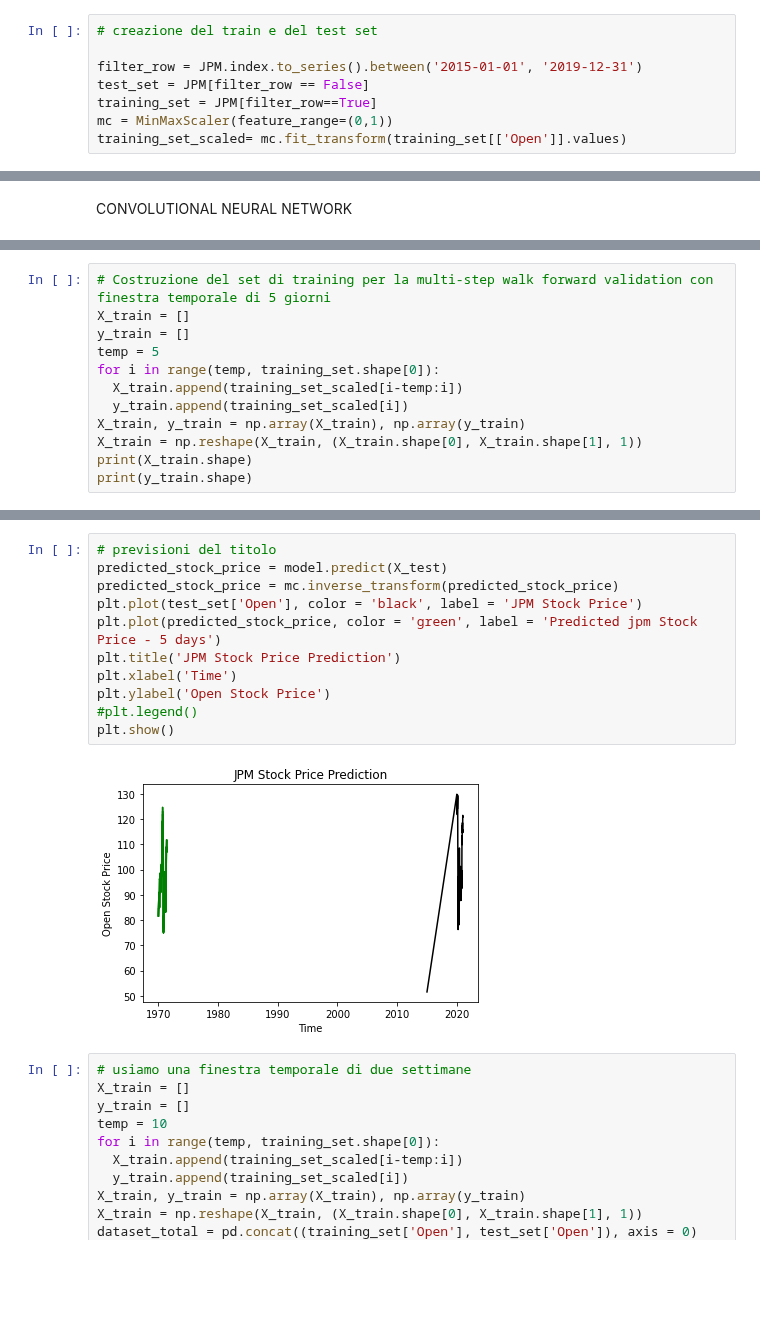
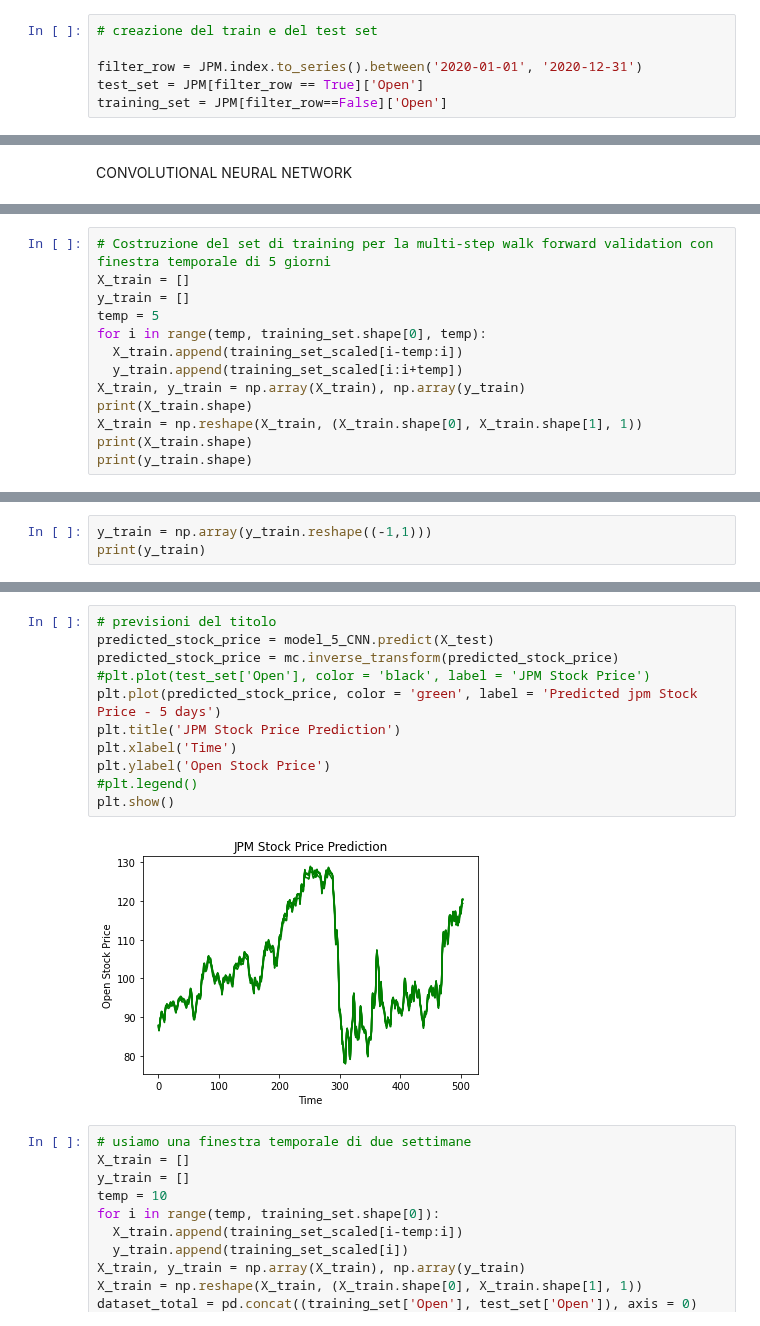
Before and after one commit to SalvatoreLatora/Stock-price-predictions-using-Neural-Networks, a Jupyter notebook: Code_exam.ipynb, the cells around one changed output, grey strips where cells are left out. Saved outputs shown, nothing was run; the diff lists cells and outputs as text; blank space fills up the shorter version.

```diff
--- a/Code_exam.ipynb
+++ b/Code_exam.ipynb
@@ -86,8 +101,6 @@ MODELLAZIONE ARIMA
 # %%
 # creazione del train e del test set
 
-filter_row = JPM.index.to_series().between('2015-01-01', '2019-12-31')
-test_set = JPM[filter_row == False]
-training_set = JPM[filter_row==True]
-mc = MinMaxScaler(feature_range=(0,1))
-training_set_scaled= mc.fit_transform(training_set[['Open']].values)
+filter_row = JPM.index.to_series().between('2020-01-01', '2020-12-31')
+test_set = JPM[filter_row == True]['Open']
+training_set = JPM[filter_row==False]['Open']
@@ -164,10 +177,11 @@ CONVOLUTIONAL NEURAL NETWORK
 X_train = []
 y_train = []
 temp = 5
-for i in range(temp, training_set.shape[0]):
+for i in range(temp, training_set.shape[0], temp):
   X_train.append(training_set_scaled[i-temp:i])
-  y_train.append(training_set_scaled[i])
+  y_train.append(training_set_scaled[i:i+temp])
 X_train, y_train = np.array(X_train), np.array(y_train)
+print(X_train.shape)
 X_train = np.reshape(X_train, (X_train.shape[0], X_train.shape[1], 1))
 print(X_train.shape)
 print(y_train.shape)
@@ -179,3 +192,6 @@ print(test_set.shape)
+# %%
+y_train = np.array(y_train.reshape((-1,1)))
+print(y_train)
 # %%
  # Costruzione del set di test per la multi step walk forward validation, con finestra temporale di 5 giorni
 dataset_total = pd.concat((training_set['Open'], test_set['Open']), axis = 0)
@@ -259,16 +280,16 @@ Name: Open, Length: 253, dtype: float64
 # %%
 # previsioni del titolo
-predicted_stock_price = model.predict(X_test)
+predicted_stock_price = model_5_CNN.predict(X_test)
 predicted_stock_price = mc.inverse_transform(predicted_stock_price)
-plt.plot(test_set['Open'], color = 'black', label = 'JPM Stock Price')
+#plt.plot(test_set['Open'], color = 'black', label = 'JPM Stock Price')
 plt.plot(predicted_stock_price, color = 'green', label = 'Predicted jpm Stock Price - 5 days')
 plt.title('JPM Stock Price Prediction')
 plt.xlabel('Time')
 plt.ylabel('Open Stock Price')
 #plt.legend()
 plt.show()
 # %% [output]
-[figure, old version]
+[figure, new version]
 # %%
 # usiamo una finestra temporale di due settimane
 X_train = []
```
Also changed, not shown: parts of 25 cells of this notebook.
